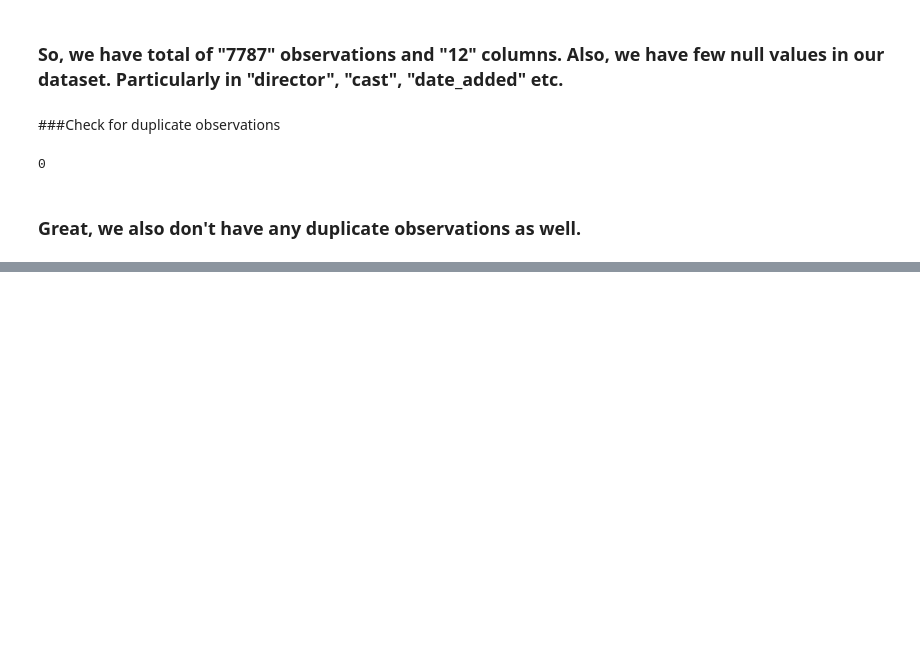
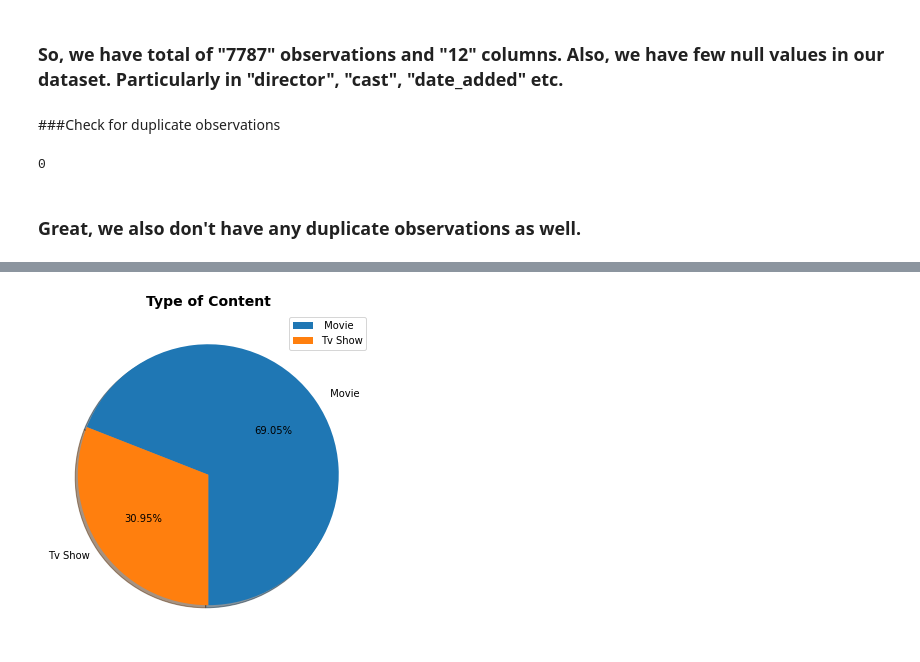
Before and after one commit to tanay47/Netflix-Movie-and-TV-Shows-Clustering, a Jupyter notebook: NETFLIX_MOVIES_AND_TV_SHOWS_CLUSTERING.ipynb, the cells around one changed output, grey strips where cells are left out. Cells and saved outputs as stored; diff of their text form; code cells hidden in the pictures; blank space fills up the shorter version.

```diff
--- a/NETFLIX_MOVIES_AND_TV_SHOWS_CLUSTERING.ipynb
+++ b/NETFLIX_MOVIES_AND_TV_SHOWS_CLUSTERING.ipynb
@@ -143,0 +159,12 @@ len(net_df[net_df.duplicated()])
+# %%
+# plotting pie chart for
+plt.figure(figsize=(6,6))
+labels = [" Movie",'Tv Show']
+values = net_df['type'].value_counts().values
+plt.pie(values, labels=labels, autopct='%1.2f%%', shadow=True,startangle=270)
+plt.title('Type of Content',
+          fontsize=14, fontweight='bold')
+plt.legend()
+plt.show()
+# %% [output]
+[figure, added]
```
Also changed, not shown: parts of 11 cells of this notebook.
